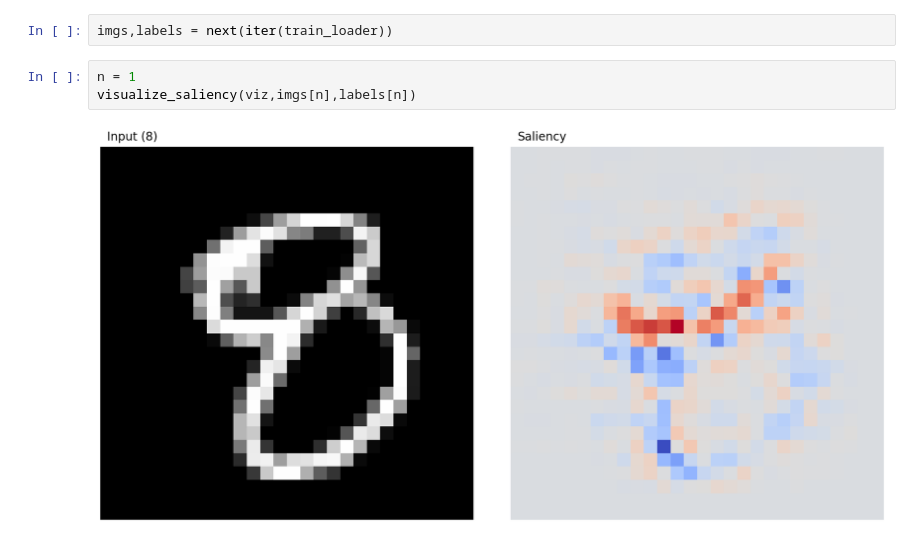
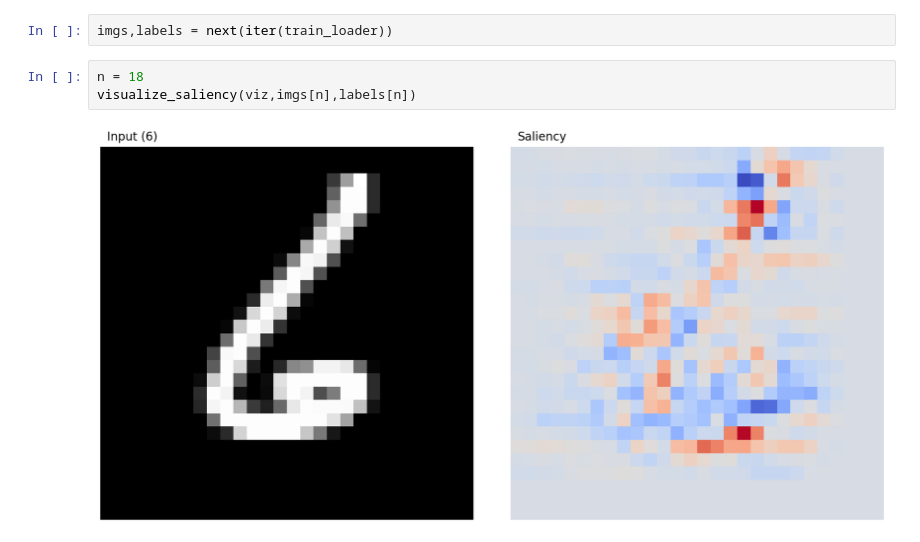
Before and after one commit to seankoneill/cv-interp-demo, a Jupyter notebook: cnn.ipynb, the cells around one changed output. Saved outputs shown, nothing was run; the diff lists cells and outputs as text.

```diff
--- a/cnn.ipynb
+++ b/cnn.ipynb
@@ -56,7 +51,7 @@ show_images(l3_patterns)
 # %%
 imgs,labels = next(iter(train_loader))
 # %%
-n = 1
+n = 18
 visualize_saliency(viz,imgs[n],labels[n])
 # %% [output]
-[figure, old version]
+[figure, new version]
```
Also changed, not shown: parts of 7 cells of this notebook, 3 other files.
